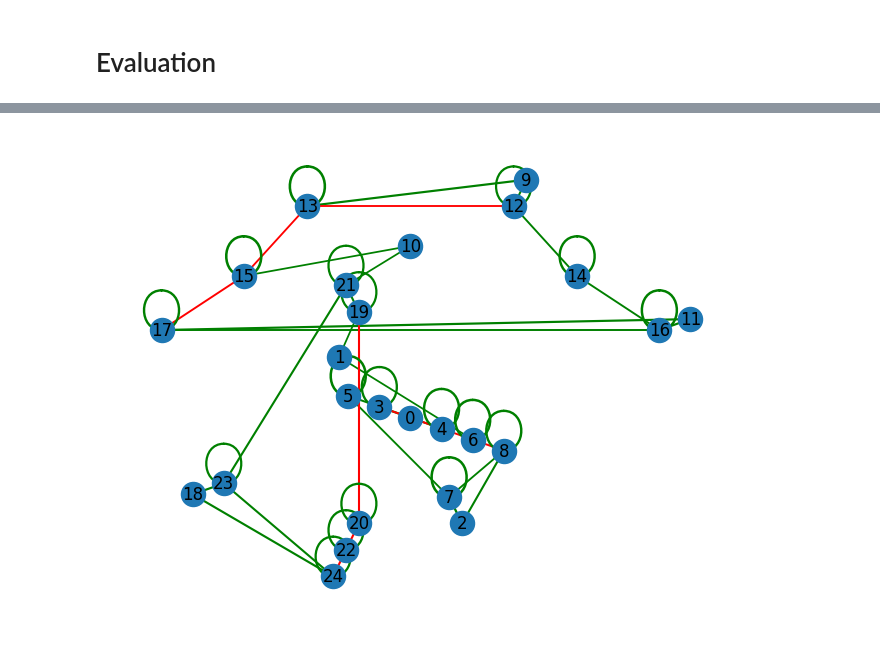
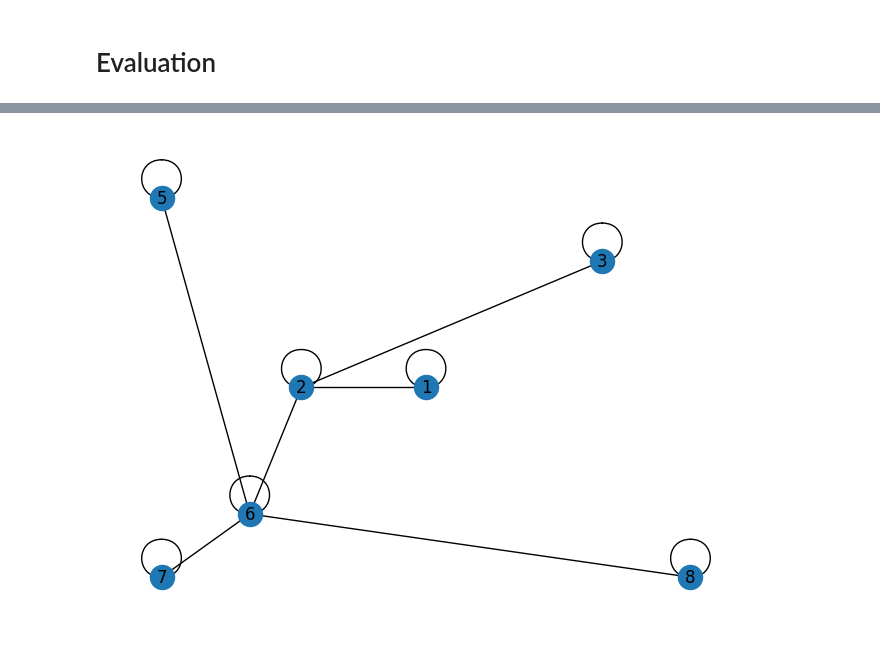
Before and after one commit to SimonPop/country_trends, a Jupyter notebook: src/path/synthetic_metro/eval.ipynb, the cells around one changed output, grey strips where cells are left out. Saved outputs shown, nothing was run; the diff lists cells and outputs as text; code cells hidden in the pictures.

```diff
--- a/src/path/synthetic_metro/eval.ipynb
+++ b/src/path/synthetic_metro/eval.ipynb
@@ -79,4 +91,7 @@ correctness = ['green' if e in G.edges() else 'red' for e in learned_graph.edges
-# %%
-nx.draw(learned_graph, pos, labels=labels, with_labels=True, width=list(weight.values()), edge_color=correctness)
-# %% [output]
-[figure, removed]
+# %%
+contracted_learned_graph = dataset.cg.contract(learned_graph)
+# pos = nx.nx_agraph.graphviz_layout(contracted_G, prog="twopi", root=0)
+# labels = nx.get_node_attributes(contracted_G, "station")
+nx.draw(contracted_learned_graph, contracted_pos, labels=contracted_labels, with_labels=True)
+# %% [output]
+[figure, added]
```
Also changed, not shown: parts of 4 cells of this notebook, 1 other file.
